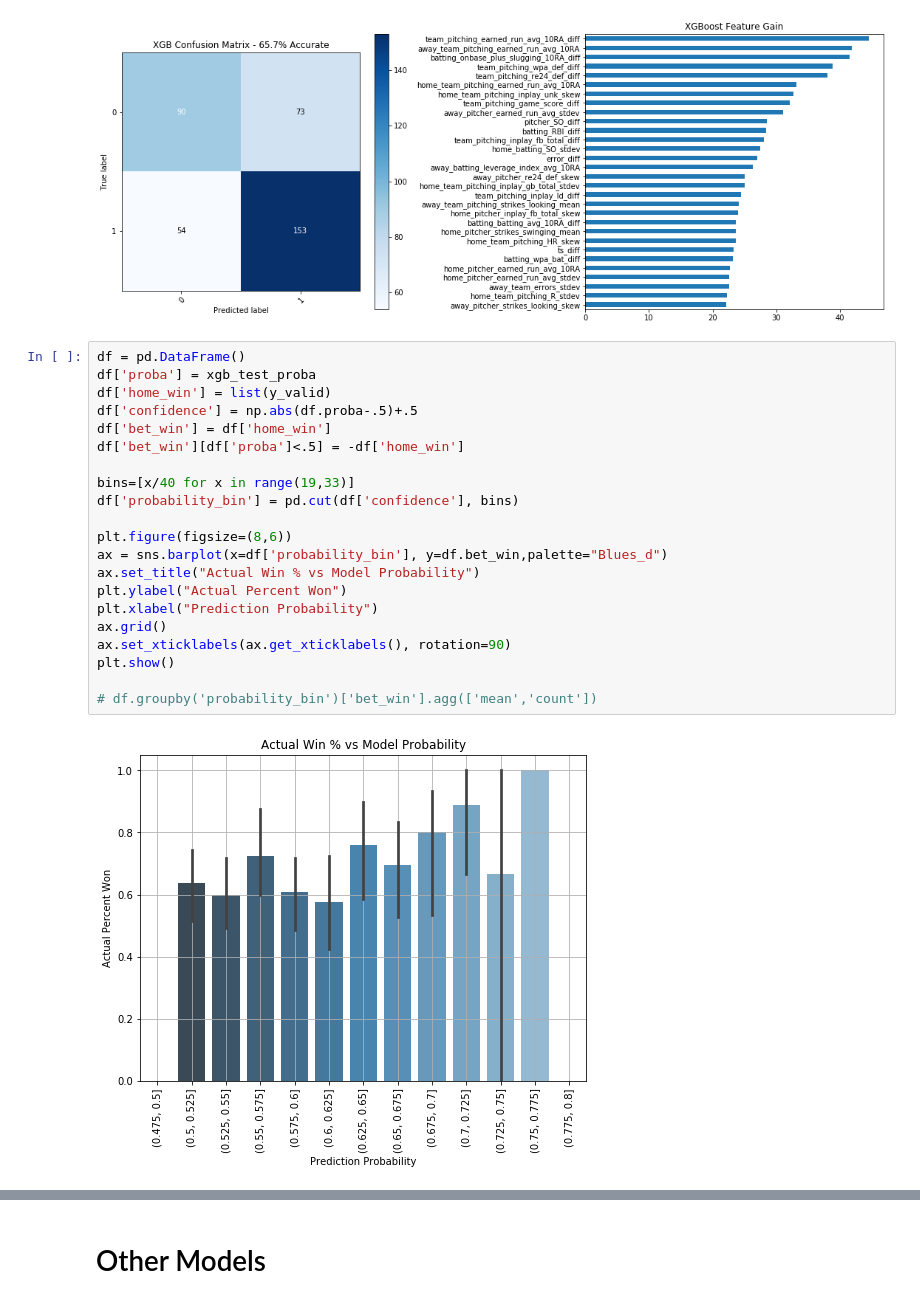
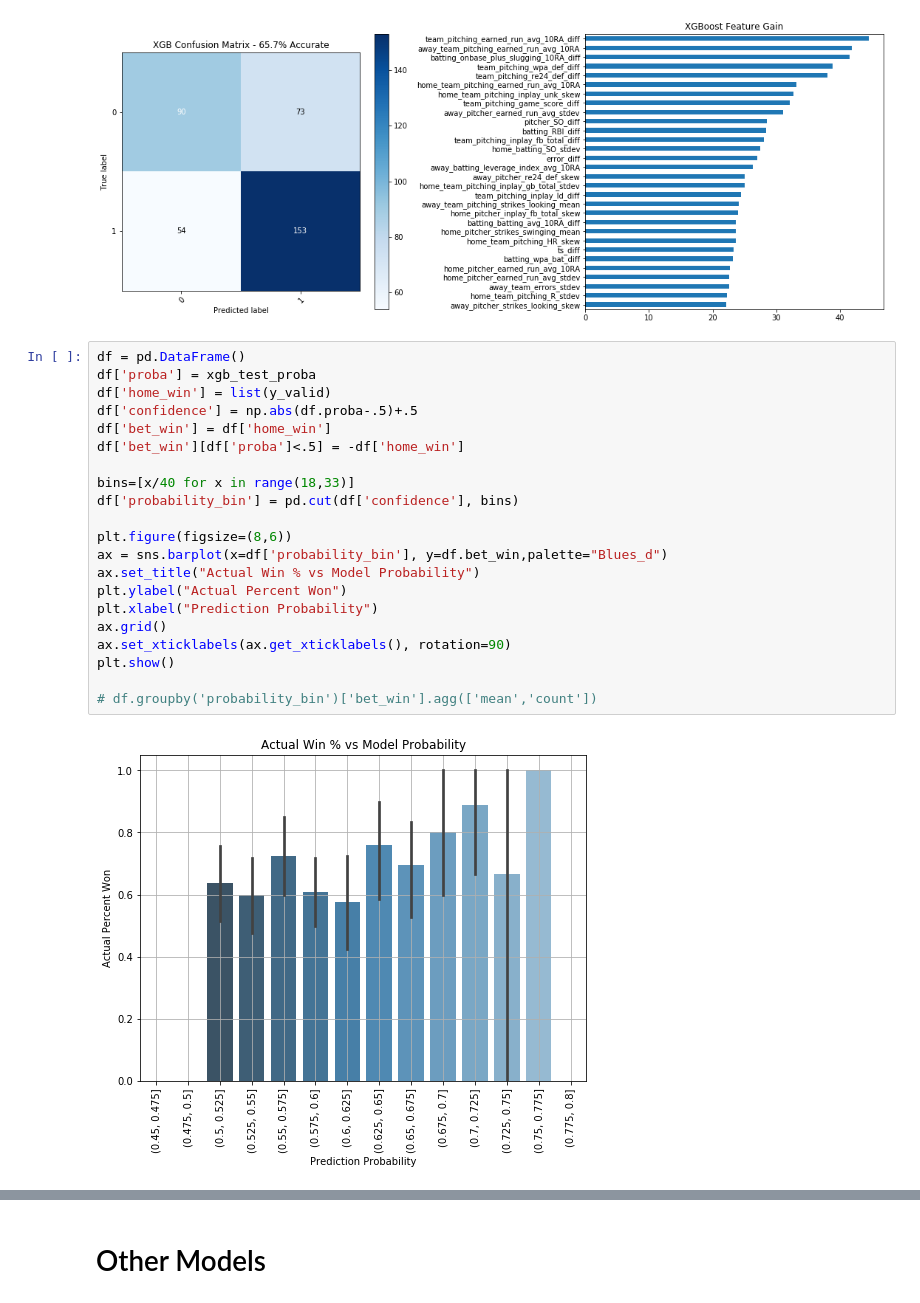
Before and after one commit to arjun-prabhakar/mlb_outcomes, a Jupyter notebook: notebooks/model.ipynb, the cells around one changed output, grey strips where cells are left out. Saved outputs shown, nothing was run; the diff lists cells and outputs as text.

```diff
--- a/notebooks/model.ipynb
+++ b/notebooks/model.ipynb
@@ -428,26 +412,26 @@ fig.tight_layout()
 # %%
 df = pd.DataFrame()
 df['proba'] = xgb_test_proba
 df['home_win'] = list(y_valid)
 df['confidence'] = np.abs(df.proba-.5)+.5
 df['bet_win'] = df['home_win']
 df['bet_win'][df['proba']<.5] = -df['home_win']
 
-bins=[x/40 for x in range(19,33)]
+bins=[x/40 for x in range(18,33)]
 df['probability_bin'] = pd.cut(df['confidence'], bins)
 
 plt.figure(figsize=(8,6))
 ax = sns.barplot(x=df['probability_bin'], y=df.bet_win,palette="Blues_d")
 ax.set_title("Actual Win % vs Model Probability")
 plt.ylabel("Actual Percent Won")
 plt.xlabel("Prediction Probability")
 ax.grid()
 ax.set_xticklabels(ax.get_xticklabels(), rotation=90)
 plt.show()
 
 # df.groupby('probability_bin')['bet_win'].agg(['mean','count'])
 # %% [output]
-[figure, old version]
+[figure, new version]
 # %%
 print("win % for bets with greater than x confidence:")
 for x in range(10,18):
```
Also changed, not shown: parts of 5 cells of this notebook, 2 other files.
